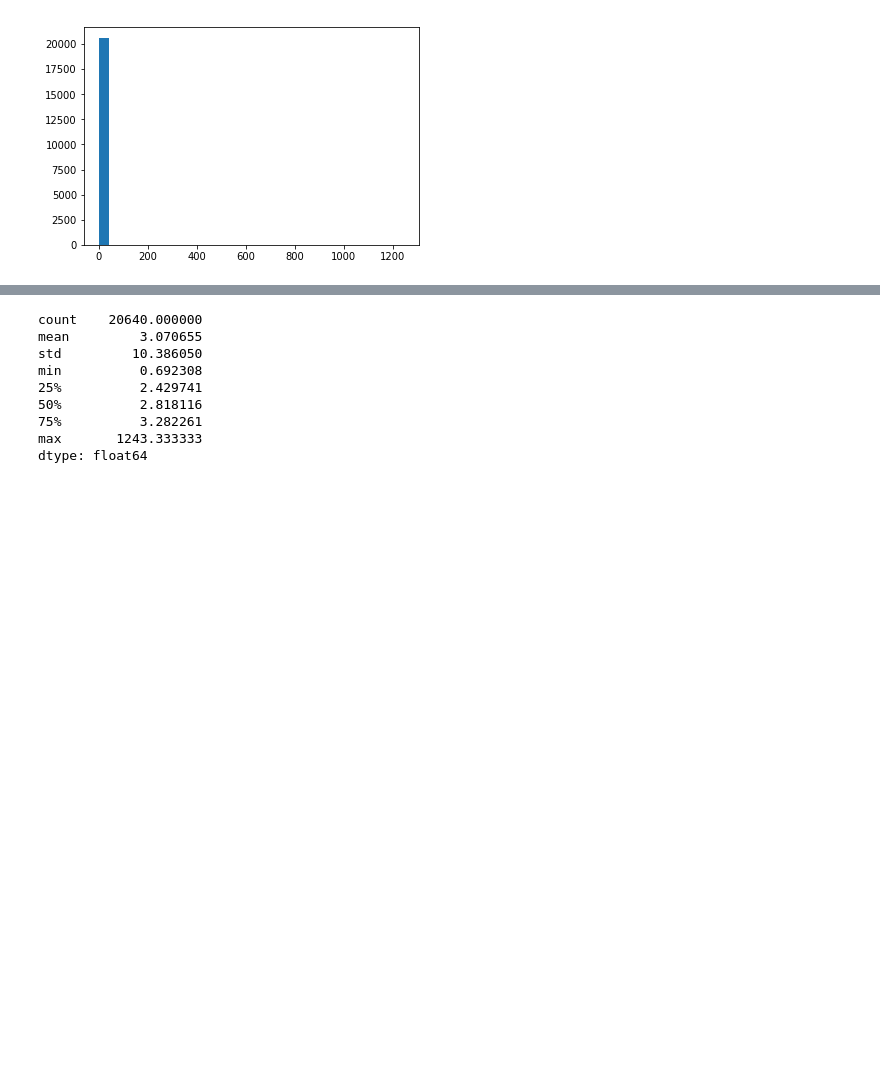
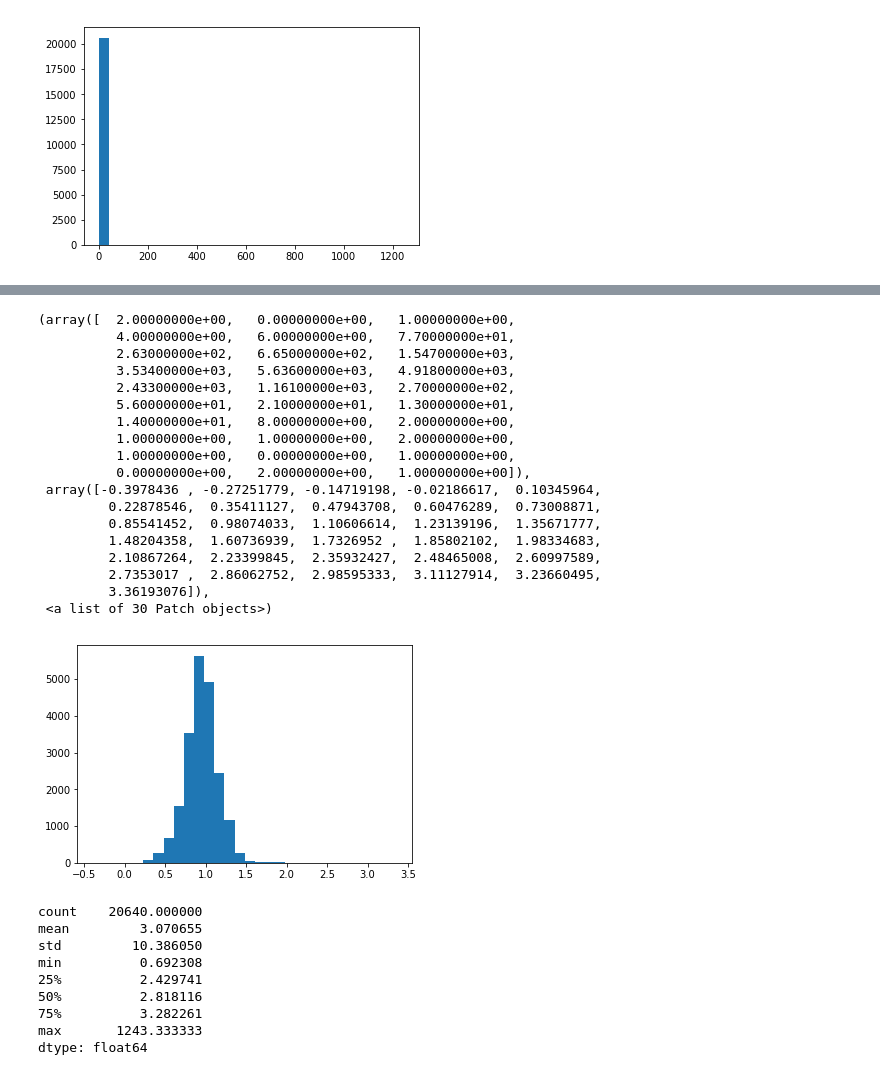
Before and after one commit to wluo-personal/AlphaBoosting, a Jupyter notebook: shiyi/EXP/scaler_comparison.ipynb, the cells around one changed output, grey strips where cells are left out. Cells and saved outputs as stored; diff of their text form; code cells hidden in the pictures; blank space fills up the shorter version.

```diff
--- a/shiyi/EXP/scaler_comparison.ipynb
+++ b/shiyi/EXP/scaler_comparison.ipynb
@@ -70,3 +113,25 @@ plt.hist(house, bins=30)
+# %%
+plt.hist(np.log2(np.log2(house+1)), bins=30)
+# %% [output]
+(array([  2.00000000e+00,   0.00000000e+00,   1.00000000e+00,
+          4.00000000e+00,   6.00000000e+00,   7.70000000e+01,
+          2.63000000e+02,   6.65000000e+02,   1.54700000e+03,
+          3.53400000e+03,   5.63600000e+03,   4.91800000e+03,
+          2.43300000e+03,   1.16100000e+03,   2.70000000e+02,
+          5.60000000e+01,   2.10000000e+01,   1.30000000e+01,
+          1.40000000e+01,   8.00000000e+00,   2.00000000e+00,
+          1.00000000e+00,   1.00000000e+00,   2.00000000e+00,
+          1.00000000e+00,   0.00000000e+00,   1.00000000e+00,
+          0.00000000e+00,   2.00000000e+00,   1.00000000e+00]),
+ array([-0.3978436 , -0.27251779, -0.14719198, -0.02186617,  0.10345964,
+         0.22878546,  0.35411127,  0.47943708,  0.60476289,  0.73008871,
+         0.85541452,  0.98074033,  1.10606614,  1.23139196,  1.35671777,
+         1.48204358,  1.60736939,  1.7326952 ,  1.85802102,  1.98334683,
+         2.10867264,  2.23399845,  2.35932427,  2.48465008,  2.60997589,
+         2.7353017 ,  2.86062752,  2.98595333,  3.11127914,  3.23660495,
+         3.36193076]),
+ <a list of 30 Patch objects>)
+[figure, added]
 # %%
 import pandas as pd
 # %%
```
Also changed, not shown: parts of 6 cells of this notebook.
